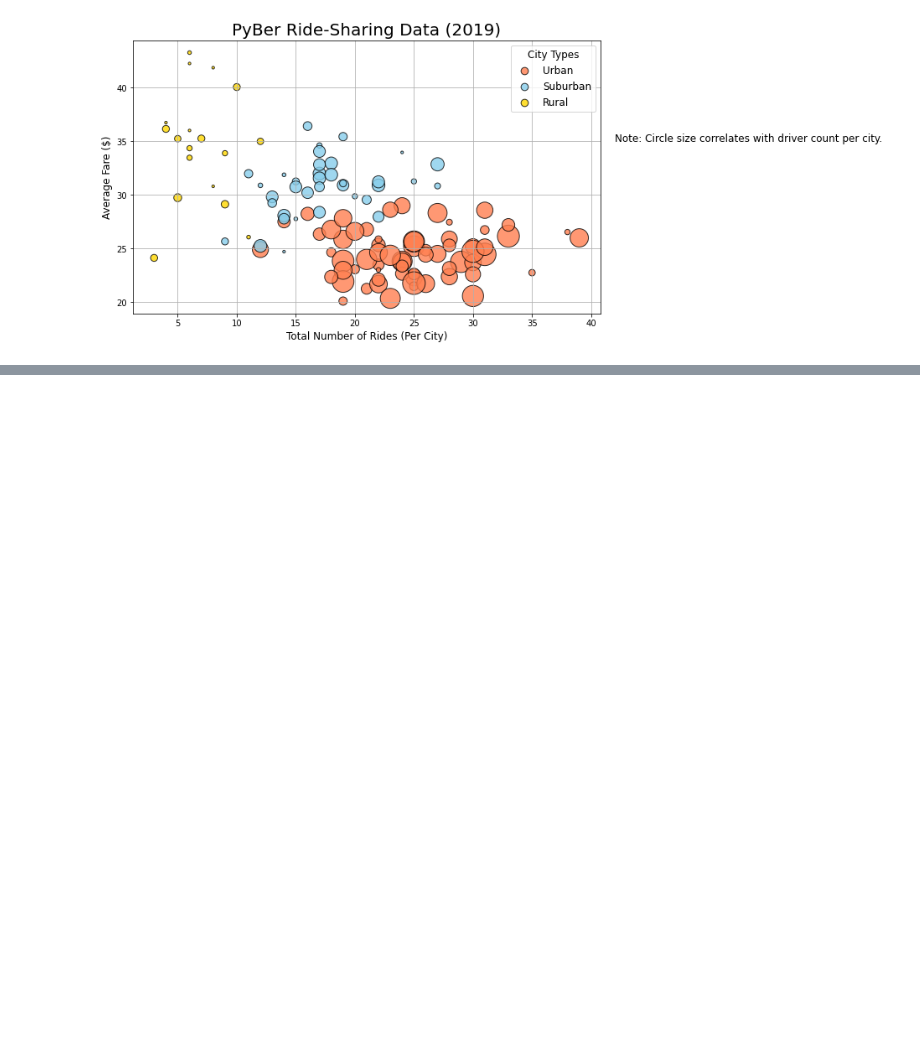
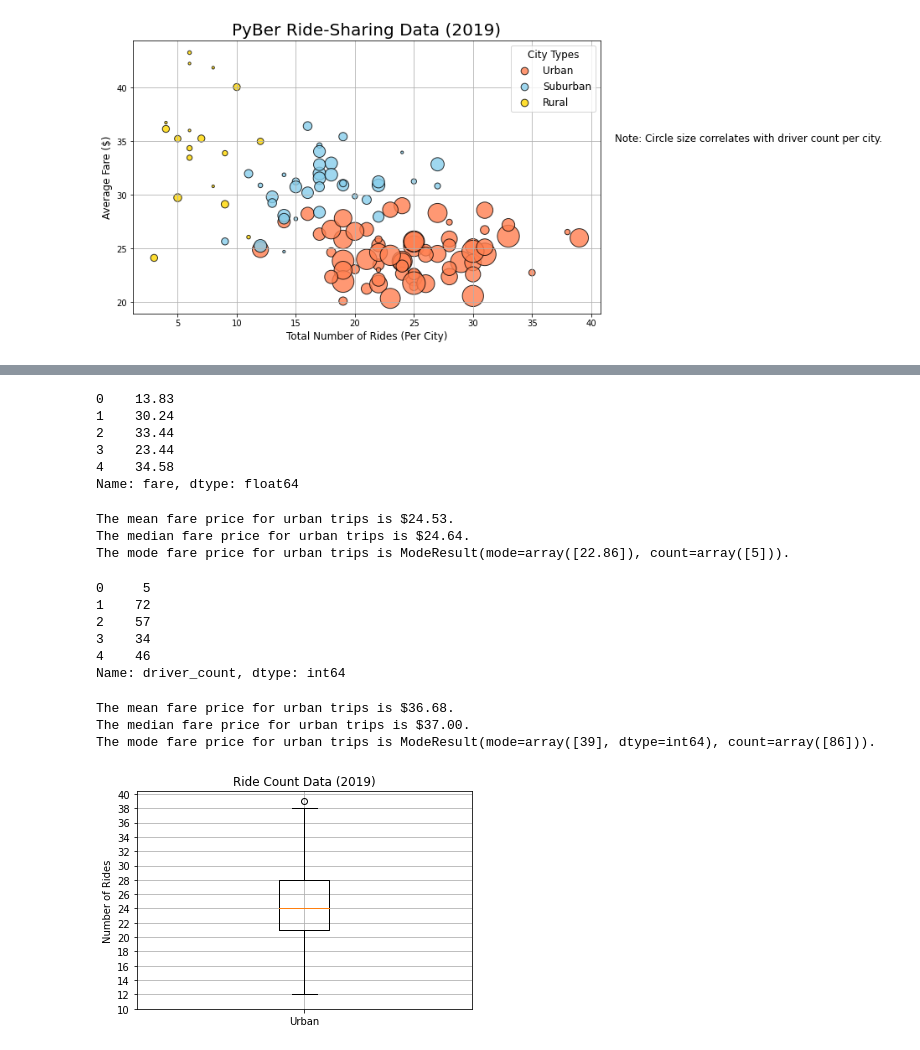
Before and after one commit to chichi-ugo/PyBer_Analysis, a Jupyter notebook: PyBer.ipynb, the cells around one changed output, grey strips where cells are left out. Cells and saved outputs as stored; diff of their text form; code cells hidden in the pictures; blank space fills up the shorter version.

Commit message:
Updating Pyber.ipynb with Box and WHisker plots; adding figures to analysis folder

```diff
--- a/PyBer.ipynb
+++ b/PyBer.ipynb
@@ -327,0 +414,67 @@ plt.show()
+# %%
+# Get the fares for the urban cities.
+urban_fares = urban_cities_df["fare"]
+suburban_fares = suburban_cities_df["fare"]
+rural_fares = rural_cities_df["fare"]
+urban_fares.head()
+# %% [output]
+0    13.83
+1    30.24
+2    33.44
+3    23.44
+4    34.58
+Name: fare, dtype: float64
+# %%
+# Calculate the measures of central tendency for the average fare for the urban cities.
+mean_urban_fares = np.mean(urban_fares)
+print(f"The mean fare price for urban trips is ${mean_urban_fares:.2f}.")
+
+median_urban_fares = np.median(urban_fares)
+print(f"The median fare price for urban trips is ${median_urban_fares:.2f}.")
+
+mode_urban_fares = sts.mode(urban_fares)
+print(f"The mode fare price for urban trips is {mode_urban_fares}.")
+# %% [output]
+The mean fare price for urban trips is $24.53.
+The median fare price for urban trips is $24.64.
+The mode fare price for urban trips is ModeResult(mode=array([22.86]), count=array([5])).
+# %%
+# Get the driver count data from the urban cities.
+urban_drivers = urban_cities_df['driver_count']
+suburban_drivers = suburban_cities_df['driver_count']
+rural_drivers = rural_cities_df['driver_count']
+urban_drivers.head()
+# %% [output]
+0     5
+1    72
+2    57
+3    34
+4    46
+Name: driver_count, dtype: int64
+# %%
+# Calculate the measures of central tendency for the driver count for the urban cities.
+mean_urban_drivers = np.mean(urban_drivers)
+print(f"The mean fare price for urban trips is ${mean_urban_drivers:.2f}.")
+
+median_urban_drivers = np.median(urban_drivers)
+print(f"The median fare price for urban trips is ${median_urban_drivers:.2f}.")
+
+mode_urban_drivers = sts.mode(urban_drivers)
+print(f"The mode fare price for urban trips is {mode_urban_drivers}.")
+# %% [output]
+The mean fare price for urban trips is $36.68.
+The median fare price for urban trips is $37.00.
+The mode fare price for urban trips is ModeResult(mode=array([39], dtype=int64), count=array([86])).
+# %%
+# Create a box-and-whisker plot for the urban cities ride count.
+x_labels = ["Urban"]
+fig, ax = plt.subplots()
+ax.boxplot(urban_ride_count, labels=x_labels)
+# Add the title, y-axis label and grid.
+ax.set_title('Ride Count Data (2019)')
+ax.set_ylabel('Number of Rides')
+ax.set_yticks(np.arange(10, 41, step=2.0))
+ax.grid()
+plt.show()
+# %% [output]
+[figure, added]
```
Also changed, not shown: parts of 21 cells of this notebook, 3 other files.
